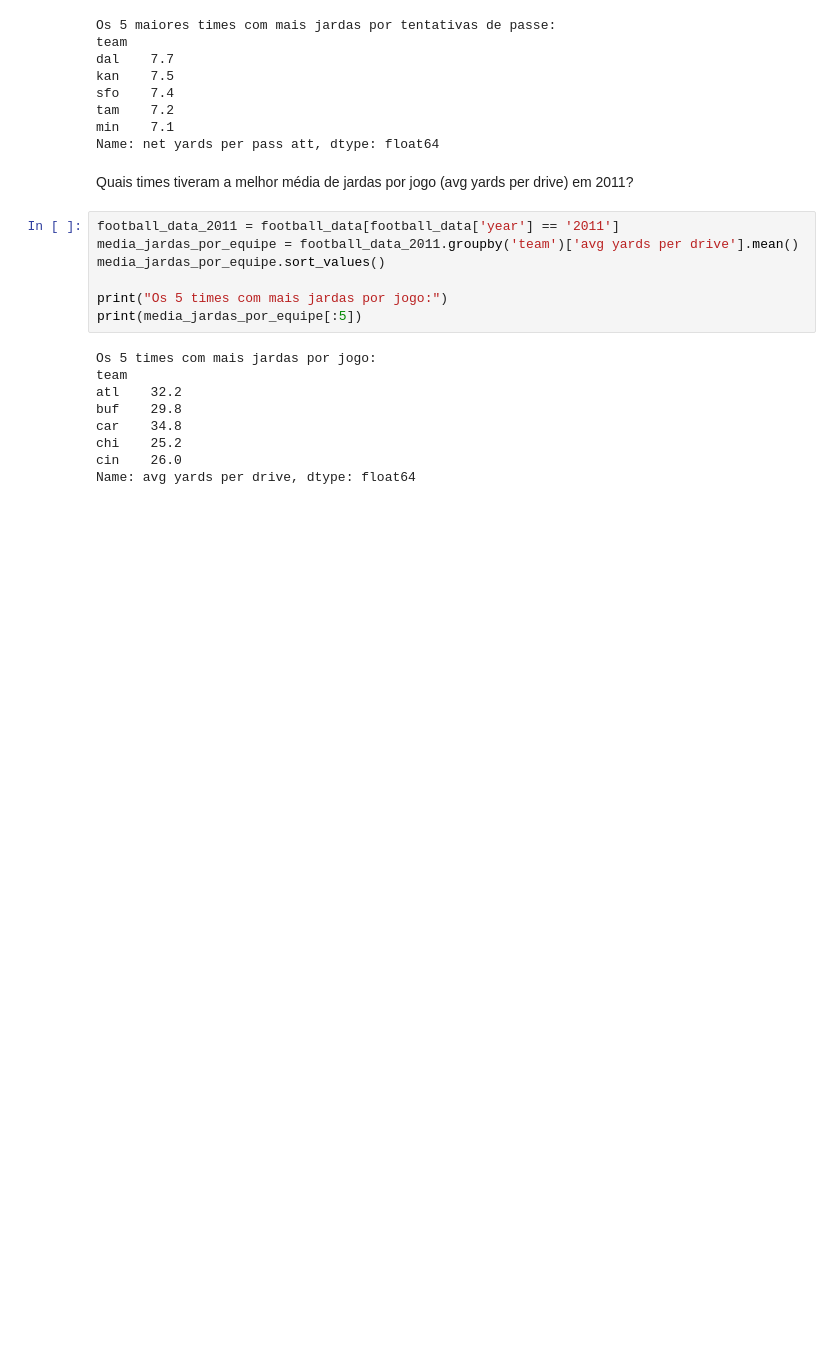
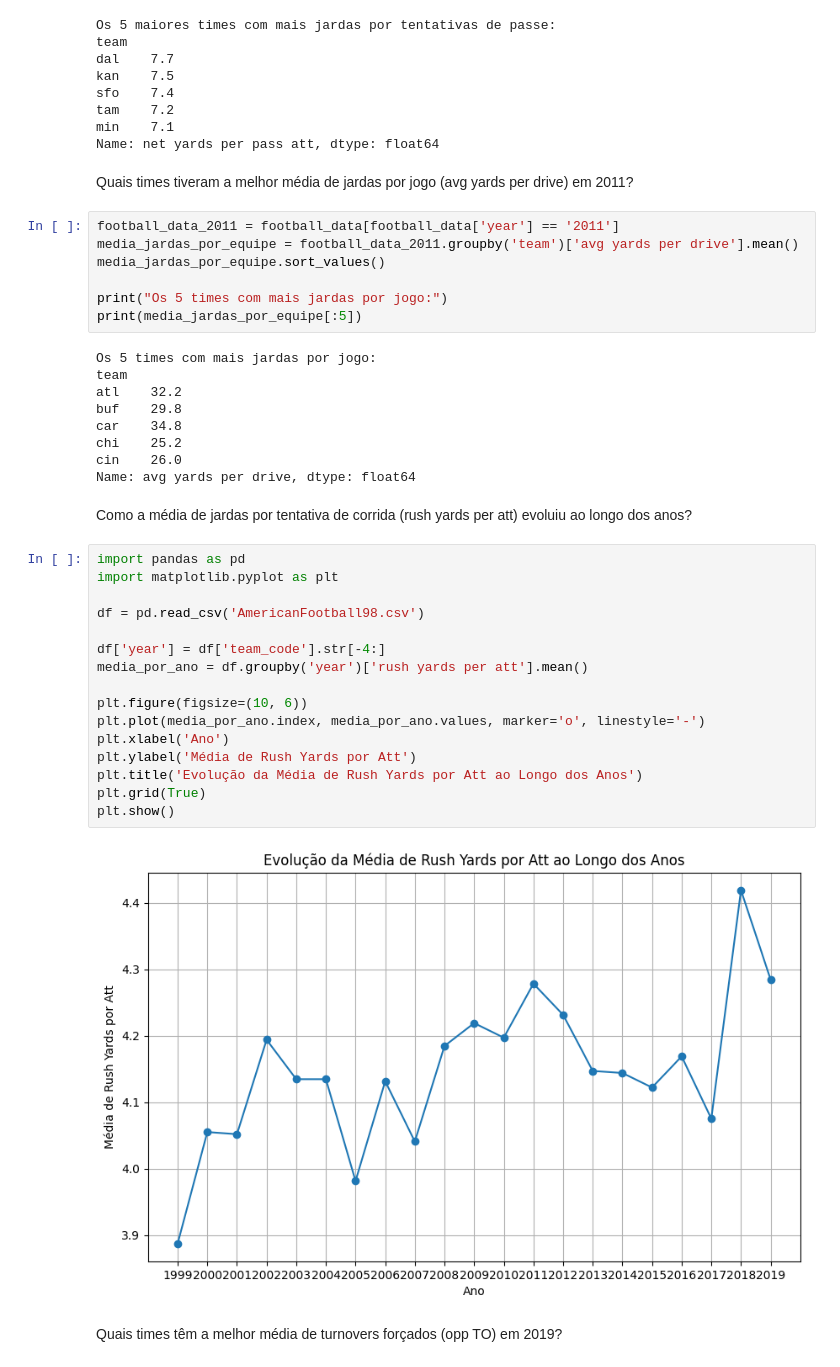
Before and after one commit to joaoluke/FootballAnalytics, a Jupyter notebook: football.ipynb, the cells around one changed output. Saved outputs shown, nothing was run; the diff lists cells and outputs as text; blank space fills up the shorter version.

```diff
--- a/football.ipynb
+++ b/football.ipynb
@@ -57,3 +57,25 @@ car    34.8
 chi    25.2
 cin    26.0
 Name: avg yards per drive, dtype: float64
+# %% [markdown]
+Como a média de jardas por tentativa de corrida (rush yards per att) evoluiu ao longo dos anos?
+# %%
+import pandas as pd
+import matplotlib.pyplot as plt
+
+df = pd.read_csv('AmericanFootball98.csv')
+
+df['year'] = df['team_code'].str[-4:]
+media_por_ano = df.groupby('year')['rush yards per att'].mean()
+
+plt.figure(figsize=(10, 6))
+plt.plot(media_por_ano.index, media_por_ano.values, marker='o', linestyle='-')
+plt.xlabel('Ano')
+plt.ylabel('Média de Rush Yards por Att')
+plt.title('Evolução da Média de Rush Yards por Att ao Longo dos Anos')
+plt.grid(True)
+plt.show()
+# %% [output]
+[figure, added]
+# %% [markdown]
+Quais times têm a melhor média de turnovers forçados (opp TO) em 2019?
```
Also changed, not shown: parts of 5 cells of this notebook.
